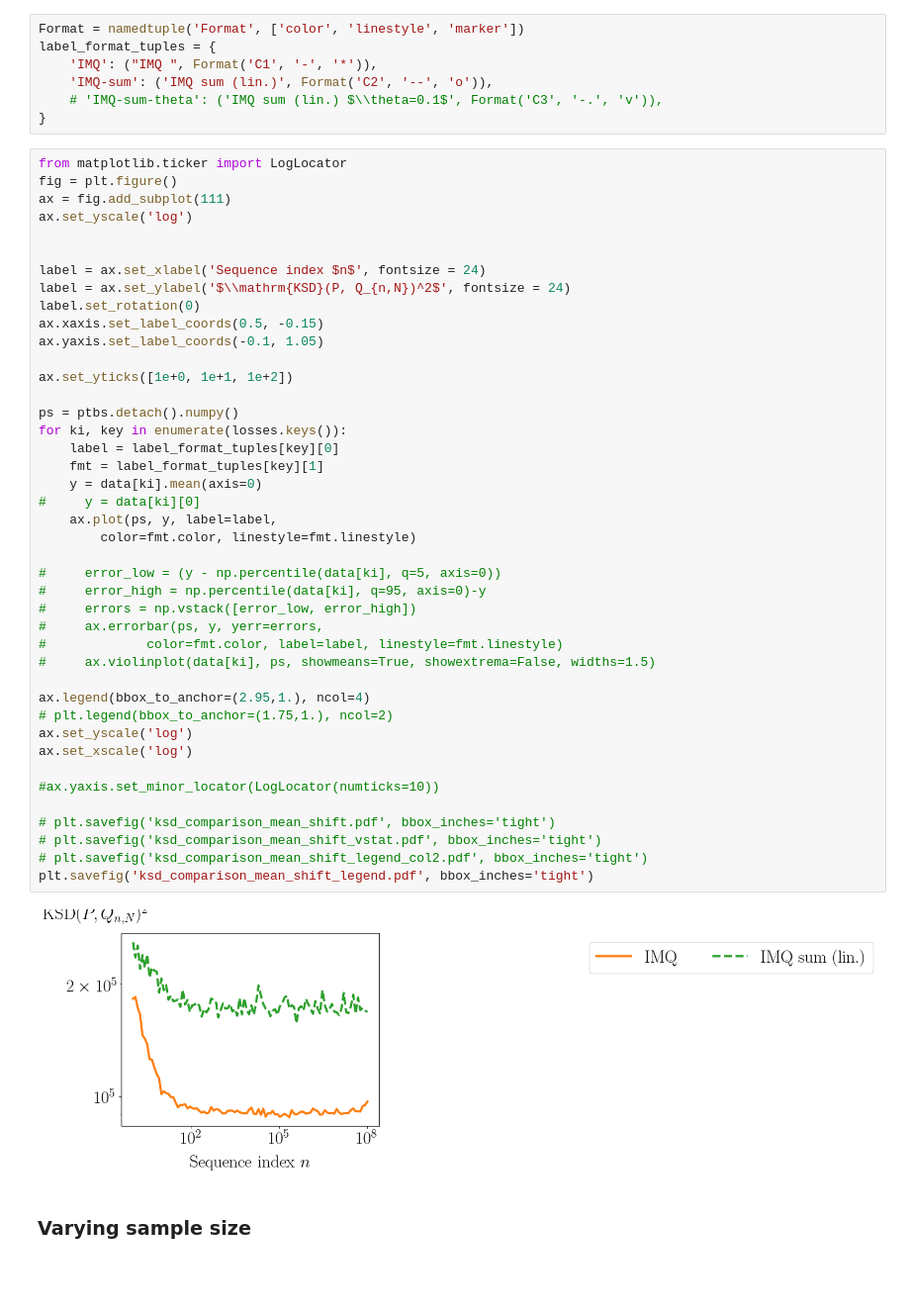
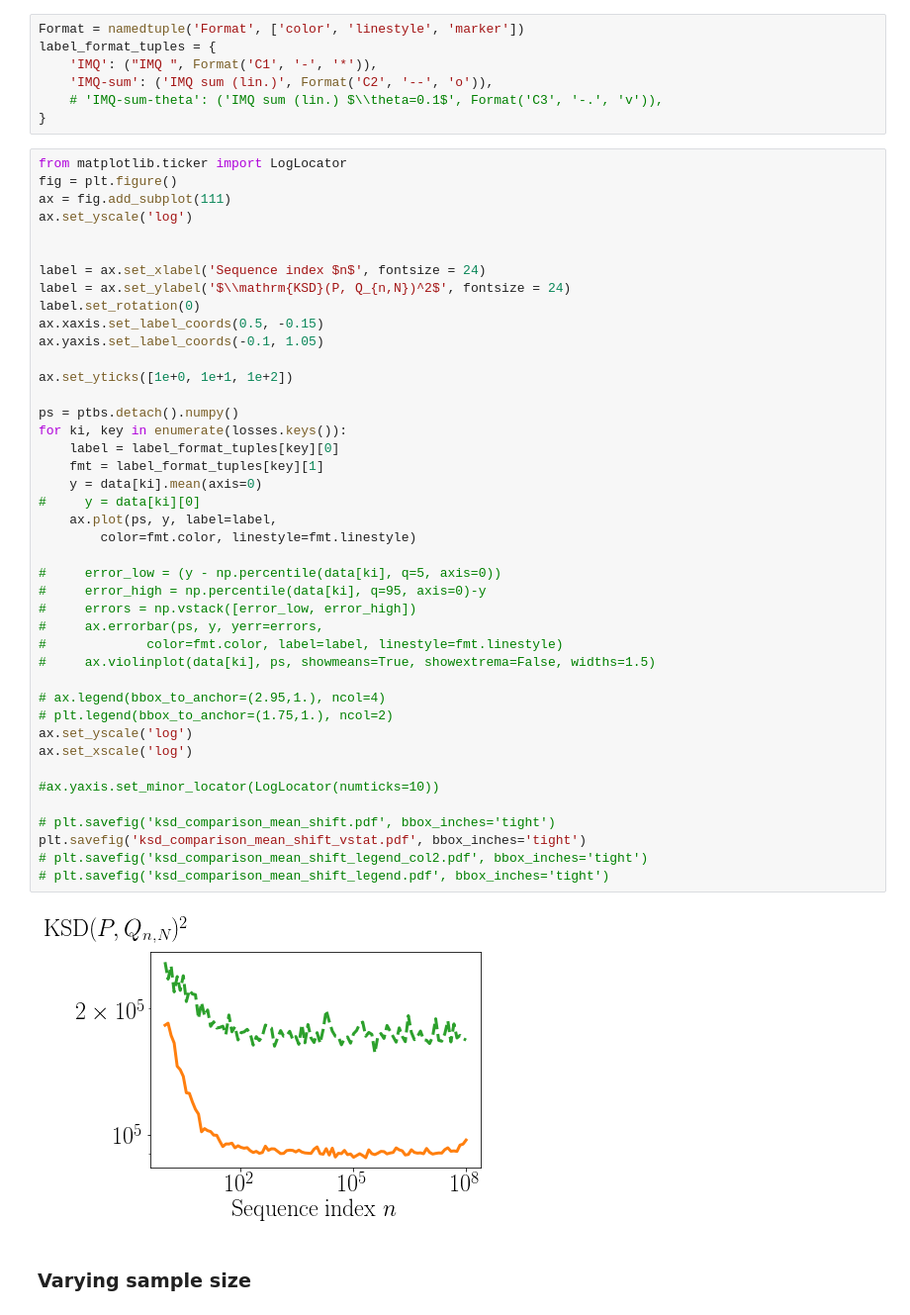
Before and after one commit to noukoudashisoup/ksd-moment, a Jupyter notebook: ipynb/mean_shift.ipynb, the cells around one changed output. Shown at 99% size. Cells and saved outputs as stored; diff of their text form; blank space fills up the shorter version.

```diff
--- a/ipynb/mean_shift.ipynb
+++ b/ipynb/mean_shift.ipynb
@@ -226,37 +223,37 @@ label.set_rotation(0)
 ax.xaxis.set_label_coords(0.5, -0.15)
 ax.yaxis.set_label_coords(-0.1, 1.05)
 
 ax.set_yticks([1e+0, 1e+1, 1e+2])
 
 ps = ptbs.detach().numpy()
 for ki, key in enumerate(losses.keys()):
     label = label_format_tuples[key][0]
     fmt = label_format_tuples[key][1]
     y = data[ki].mean(axis=0)
 #     y = data[ki][0]
     ax.plot(ps, y, label=label,
         color=fmt.color, linestyle=fmt.linestyle)
 
 #     error_low = (y - np.percentile(data[ki], q=5, axis=0))
 #     error_high = np.percentile(data[ki], q=95, axis=0)-y
 #     errors = np.vstack([error_low, error_high])
 #     ax.errorbar(ps, y, yerr=errors,
 #             color=fmt.color, label=label, linestyle=fmt.linestyle)
 #     ax.violinplot(data[ki], ps, showmeans=True, showextrema=False, widths=1.5)
 
-ax.legend(bbox_to_anchor=(2.95,1.), ncol=4)
+# ax.legend(bbox_to_anchor=(2.95,1.), ncol=4)
 # plt.legend(bbox_to_anchor=(1.75,1.), ncol=2)
 ax.set_yscale('log')
 ax.set_xscale('log')
 
 #ax.yaxis.set_minor_locator(LogLocator(numticks=10))
 
 # plt.savefig('ksd_comparison_mean_shift.pdf', bbox_inches='tight')
-# plt.savefig('ksd_comparison_mean_shift_vstat.pdf', bbox_inches='tight')
+plt.savefig('ksd_comparison_mean_shift_vstat.pdf', bbox_inches='tight')
 # plt.savefig('ksd_comparison_mean_shift_legend_col2.pdf', bbox_inches='tight')
-plt.savefig('ksd_comparison_mean_shift_legend.pdf', bbox_inches='tight')
+# plt.savefig('ksd_comparison_mean_shift_legend.pdf', bbox_inches='tight')
 # %% [output]
-[figure, old version]
+[figure, new version]
 # %% [markdown]
 ### Varying sample size
 # %%
```
Also changed, not shown: parts of 2 cells of this notebook, 5 other files.
